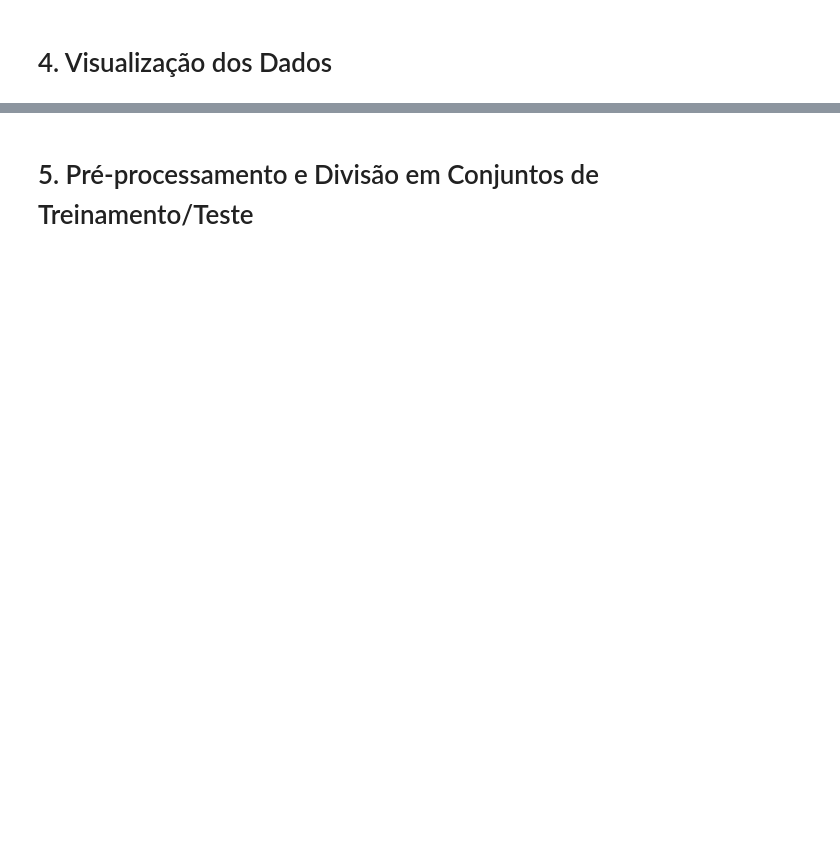
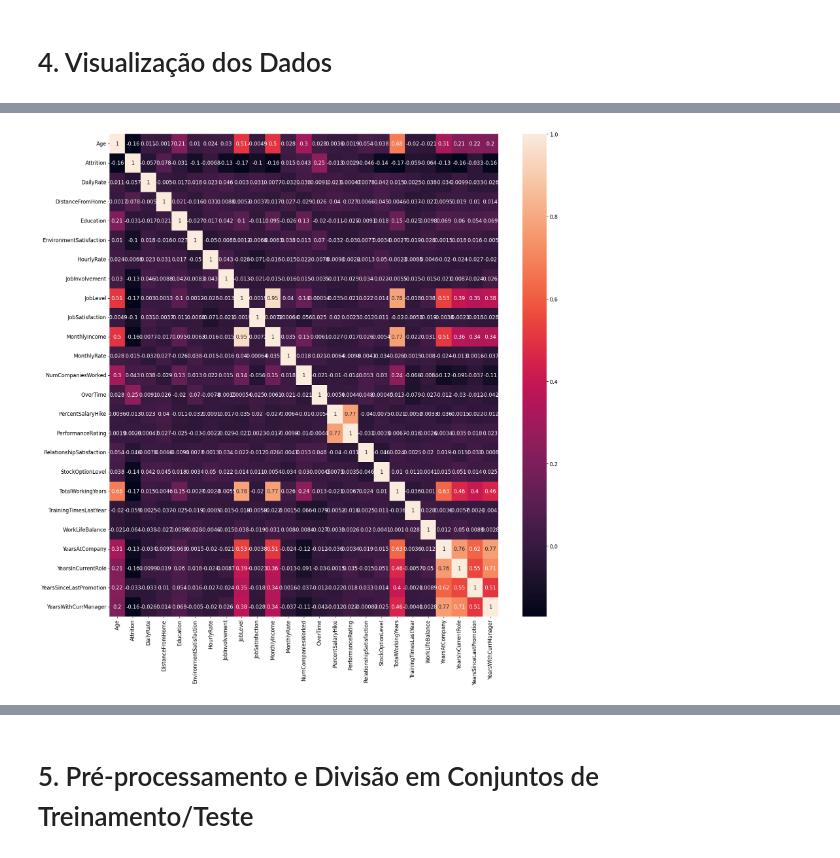
Before and after one commit to SarahFeanor/Portfolio-DataScience, a Jupyter notebook: Análise_de_departamento_de_RH.ipynb, the cells around one changed output, grey strips where cells are left out. Saved outputs shown, nothing was run; the diff lists cells and outputs as text; code cells hidden in the pictures; blank space fills up the shorter version.

```diff
--- a/Análise_de_departamento_de_RH.ipynb
+++ b/Análise_de_departamento_de_RH.ipynb
@@ -148,0 +189,7 @@ df.describe()
+# %%
+funcionarios.drop(
+    ['EmployeeCount', 'StandardHours', 'Over18', 'EmployeeNumber'], axis=1, inplace=True)
+
+# A função `drop()` remove as colunas especificadas do DataFrame.
+# O argumento `axis=1` especifica que as colunas serão removidas.
+# O argumento `inplace=True` especifica que a função será executada no próprio DataFrame.
@@ -148,0 +276,6 @@ df.describe()
+# %%
+correlacao = funcionarios.corr() # função que exibe a correlação das variáveis
+f, ax = plt.subplots(figsize = (20,20))
+sns.heatmap(correlacao, annot=True);
+# %% [output]
+[figure, added]
```
Also changed, not shown: parts of 104 cells of this notebook.
